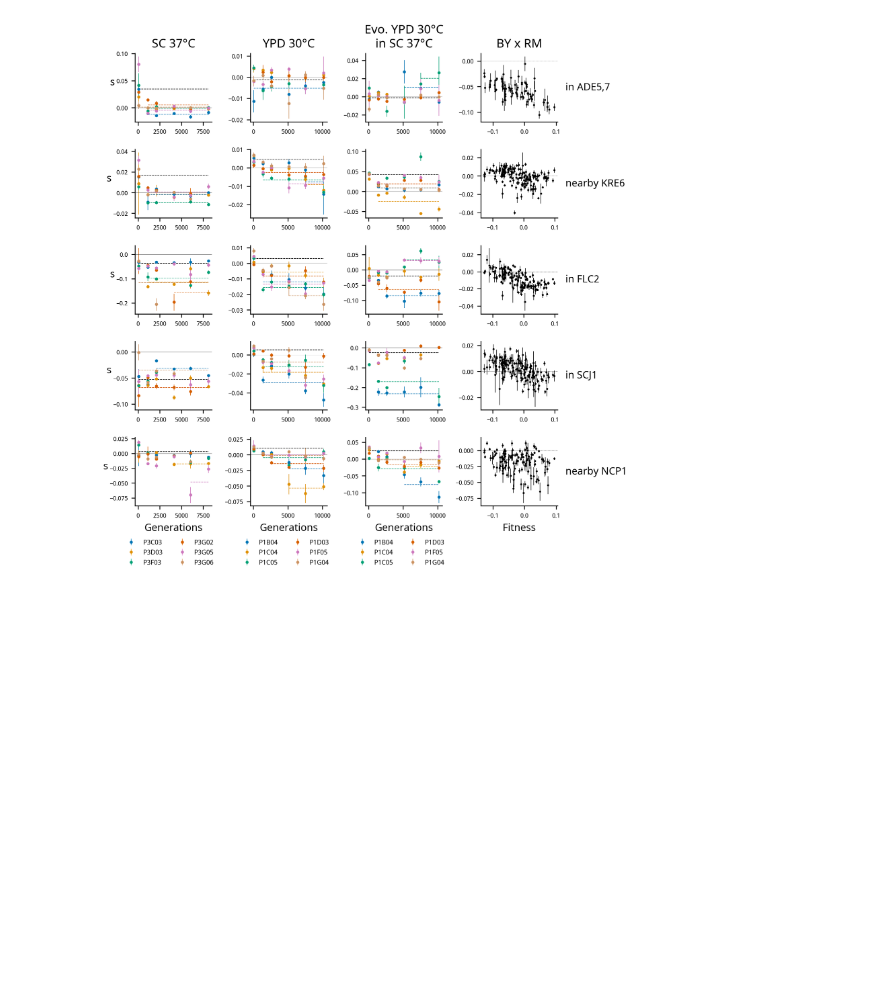
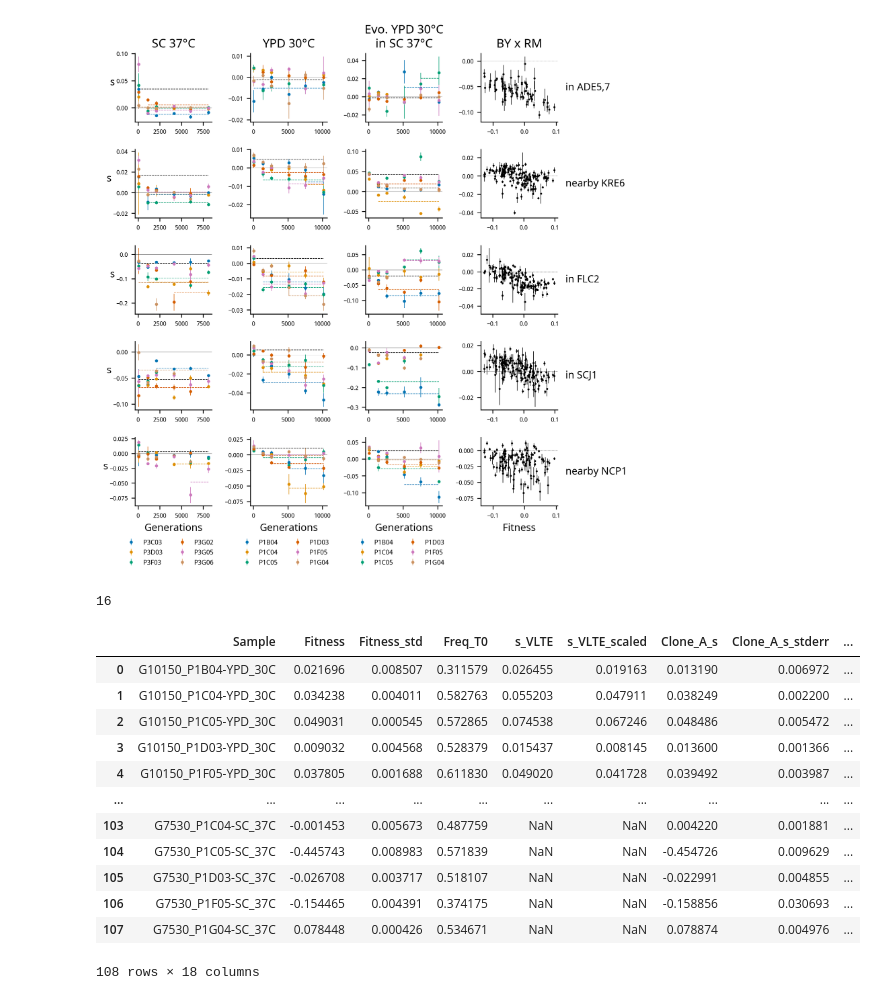
Before and after one commit to mjohnson11/VTn_pipeline, a Jupyter notebook: Analysis/MODELING_plotting.ipynb, the cells around one changed output. Saved outputs shown, nothing was run; the diff lists cells and outputs as text; code cells hidden in the pictures; blank space fills up the shorter version.

```diff
--- a/Analysis/MODELING_plotting.ipynb
+++ b/Analysis/MODELING_plotting.ipynb
@@ -604 +590,22 @@ for i in range(len(edge_list)//6+1):
     pl.close('all')
+# %%
+edge_list = list(vtn_modeling[vtn_modeling.Type=='Experiment'].sort_values('Gene_Use')['Edge'])
+len(edge_list)//6+1
+# %% [output]
+16
+# %%
+vtn_x[['Sample', 'Gen_Pop', 'Gen', 'Pop', 'Cond', 'Env', 'Fitness', 'Fitness_std', 's_VLTE', 's_VLTE_scaled', 'Clone_A_s', 'Clone_A_s_stderr', 'Clone_B_s_stderr']]
+# %% [output]
+|  | Sample | Fitness | Fitness_std | Freq_T0 | s_VLTE | s_VLTE_scaled | Clone_A_s | Clone_A_s_stderr | ... |
+| 0 | G10150_P1B04-YPD_30C | 0.021696 | 0.008507 | 0.311579 | 0.026455 | 0.019163 | 0.013190 | 0.006972 | ... |
+| 1 | G10150_P1C04-YPD_30C | 0.034238 | 0.004011 | 0.582763 | 0.055203 | 0.047911 | 0.038249 | 0.002200 | ... |
+| 2 | G10150_P1C05-YPD_30C | 0.049031 | 0.000545 | 0.572865 | 0.074538 | 0.067246 | 0.048486 | 0.005472 | ... |
+| 3 | G10150_P1D03-YPD_30C | 0.009032 | 0.004568 | 0.528379 | 0.015437 | 0.008145 | 0.013600 | 0.001366 | ... |
+| 4 | G10150_P1F05-YPD_30C | 0.037805 | 0.001688 | 0.611830 | 0.049020 | 0.041728 | 0.039492 | 0.003987 | ... |
+| ... | ... | ... | ... | ... | ... | ... | ... | ... | ... |
+| 103 | G7530_P1C04-SC_37C | -0.001453 | 0.005673 | 0.487759 | NaN | NaN | 0.004220 | 0.001881 | ... |
+| 104 | G7530_P1C05-SC_37C | -0.445743 | 0.008983 | 0.571839 | NaN | NaN | -0.454726 | 0.009629 | ... |
+| 105 | G7530_P1D03-SC_37C | -0.026708 | 0.003717 | 0.518107 | NaN | NaN | -0.022991 | 0.004855 | ... |
+| 106 | G7530_P1F05-SC_37C | -0.154465 | 0.004391 | 0.374175 | NaN | NaN | -0.158856 | 0.030693 | ... |
+| 107 | G7530_P1G04-SC_37C | 0.078448 | 0.000426 | 0.534671 | NaN | NaN | 0.078874 | 0.004976 | ... |
+108 rows × 18 columns
```
Also changed, not shown: parts of 3 cells of this notebook, 8 other files.
